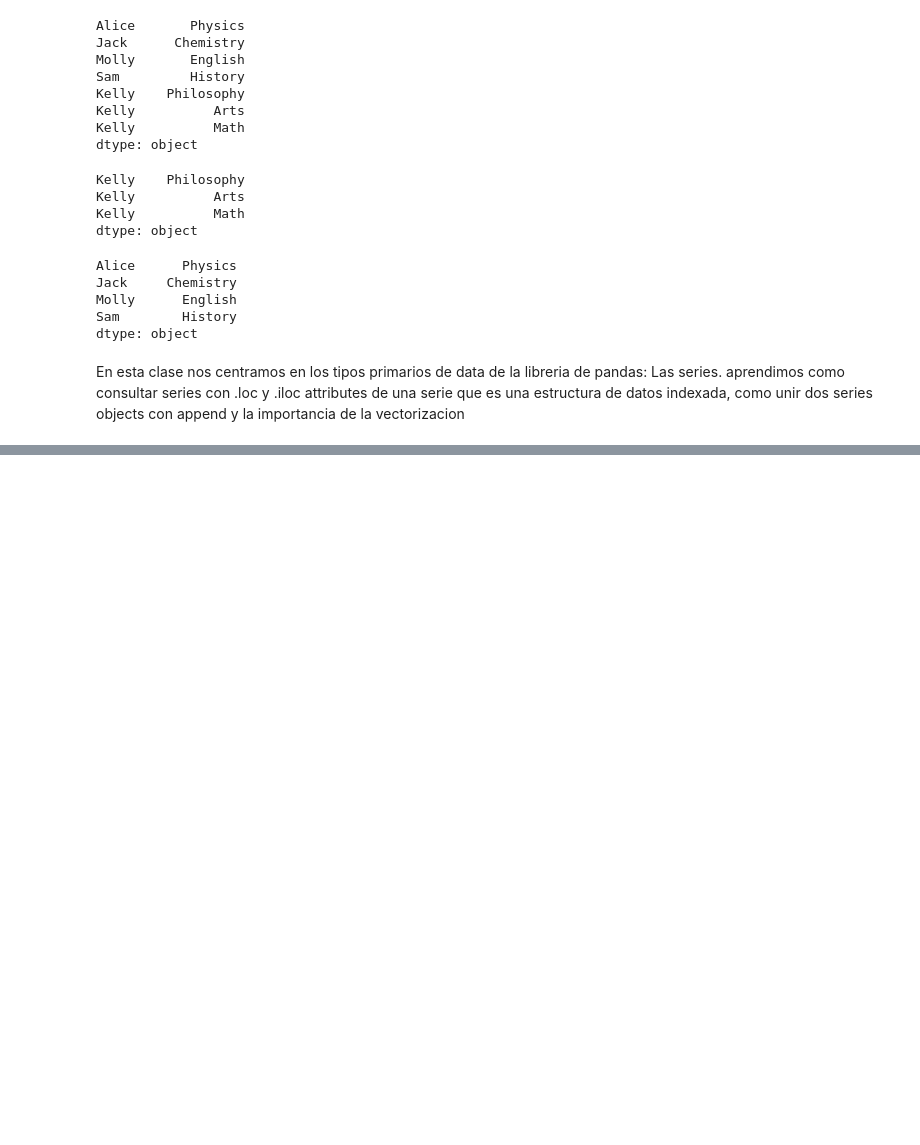
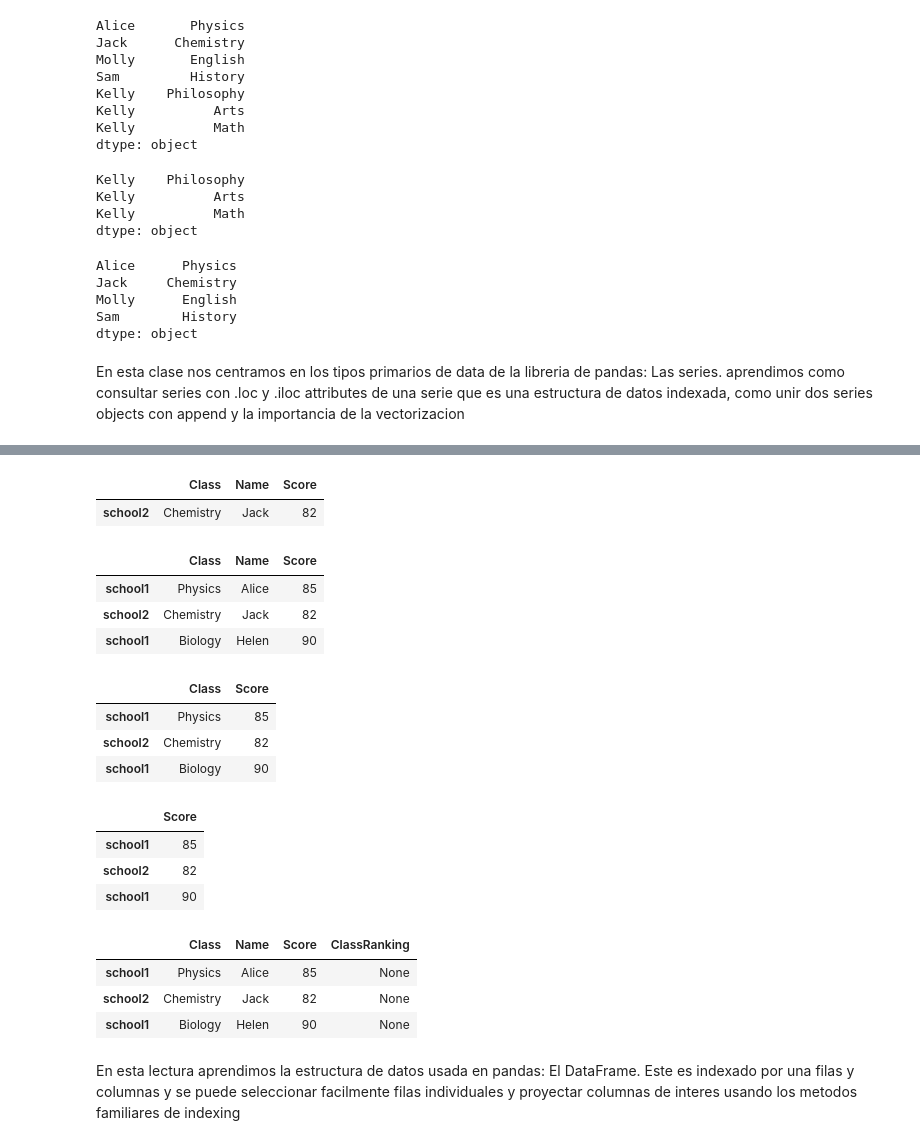
Before and after one commit to jmelendezgeo/Apuntes-Data-Science, a Jupyter notebook: Applied Data Science with Python - Coursera Specialization /Introduction To Data Science/Semana-2.ipynb, the cells around one changed output, grey strips where cells are left out. Cells and saved outputs as stored; diff of their text form; code cells hidden in the pictures; blank space fills up the shorter version.

```diff
--- a/Applied Data Science with Python - Coursera Specialization /Introduction To Data Science/Semana-2.ipynb
+++ b/Applied Data Science with Python - Coursera Specialization /Introduction To Data Science/Semana-2.ipynb
@@ -537,0 +571,17 @@ El DataFrame es conceptualmente un objeto de Series de dos dimensiones donde hay
+# %%
+# Un metodo alternativo es utilizar diccionarios donde cada diccionario representa una fila de datos
+
+students = [{ 'Name': 'Alice',
+              'Class': 'Physics',
+              'Score': 85},
+
+           {'Name': 'Jack',
+            'Class': 'Chemistry',
+            'Score': 82},
+           {'Name': 'Helen',
+            'Class': 'Biology',
+            'Score': 90}]
+
+# Ahora pasamos esta lista de diccionarios a un DataFrame e imprimimos el head
+df = pd.DataFrame(students, index = ['school1','school2','school1'])
+df.head()
@@ -537,0 +727,63 @@ El DataFrame es conceptualmente un objeto de Series de dos dimensiones donde hay
+# %%
+# Ahora probemos el dropping data. Es muy sencillo eliminar data de una Serie o de un DataFrame; podemos usar
+# la funcion drop(). Esta funcion toma un parametro, que puede ser el index or row label, para hacer drop.
+# Esto confunde nuevos usuarios porque drop no cabia el Dataframe por defecto, En lugar de eso, la funcion
+# drop retorna una copia del DataFrame pero con la fila especificada removida
+
+df.drop('school1')
+# %% [output]
+|  | Class | Name | Score |
+| school2 | Chemistry | Jack | 82 |
+# %%
+# Sin embargo, podemos ver la data original y ver que school1 continua ahi
+df.head()
+# %% [output]
+|  | Class | Name | Score |
+| school1 | Physics | Alice | 85 |
+| school2 | Chemistry | Jack | 82 |
+| school1 | Biology | Helen | 90 |
+# %%
+# Drop tiene dos intersantes parametros. El primero se llana inplace, si se pone como true, el DataFrame
+# se actualiza en el lugar en lugar de en una copia que te retorna
+# El segundo parametro es el axes que sera dropped. Por defecto, su valor es 0 (eje de filas), sin embargo
+# puede cambiarse a 1 por si se quiere hacer drop a alguna columna
+
+# Por ejemplo, hagamos una copia de nuestro df
+
+
+copy_df = df.copy()
+
+copy_df.drop('Name',inplace=True,axis=1)
+copy_df
+# %% [output]
+|  | Class | Score |
+| school1 | Physics | 85 |
+| school2 | Chemistry | 82 |
+| school1 | Biology | 90 |
+# %%
+# Hay otro camino para eliminar una columa y esto es directamente usando el indexing operator con el del keyword
+# Este camino de hacer dropping, sin embargo, toma efectos inmediatos en el DataFrame y no retorna una vista
+
+
+del copy_df['Class']
+copy_df
+# %% [output]
+|  | Score |
+| school1 | 85 |
+| school2 | 82 |
+| school1 | 90 |
+# %%
+# Finalmente, añadir una nueva columna al DataFrame es sencillo al asignar algun valor usando el indexing operator
+# Por ejemplo, si queremos añadir una class ranking column cn valor por defecto de None podemos haceo
+# usando el asssignment operator luego de los corchetes. Esto hace broadcast del valor por defecto en la nueva
+# columna inmediatamente
+
+df['ClassRanking'] = None
+df
+# %% [output]
+|  | Class | Name | Score | ClassRanking |
+| school1 | Physics | Alice | 85 | None |
+| school2 | Chemistry | Jack | 82 | None |
+| school1 | Biology | Helen | 90 | None |
+# %% [markdown]
+En esta lectura aprendimos la estructura de datos usada en pandas: El DataFrame. Este es indexado por una filas y columnas y se puede seleccionar facilmente filas individuales y proyectar columnas de interes usando los metodos familiares de indexing
```
Also changed, not shown: parts of 25 cells of this notebook.
